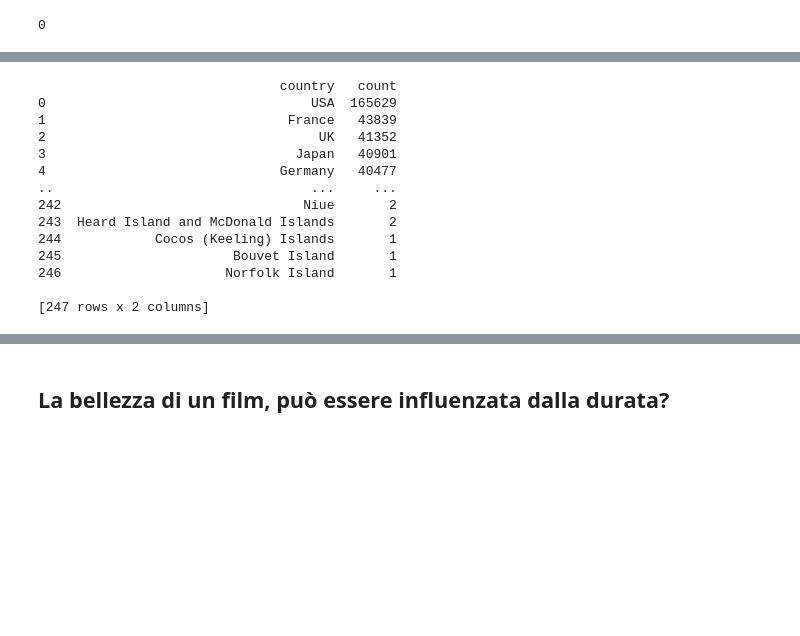
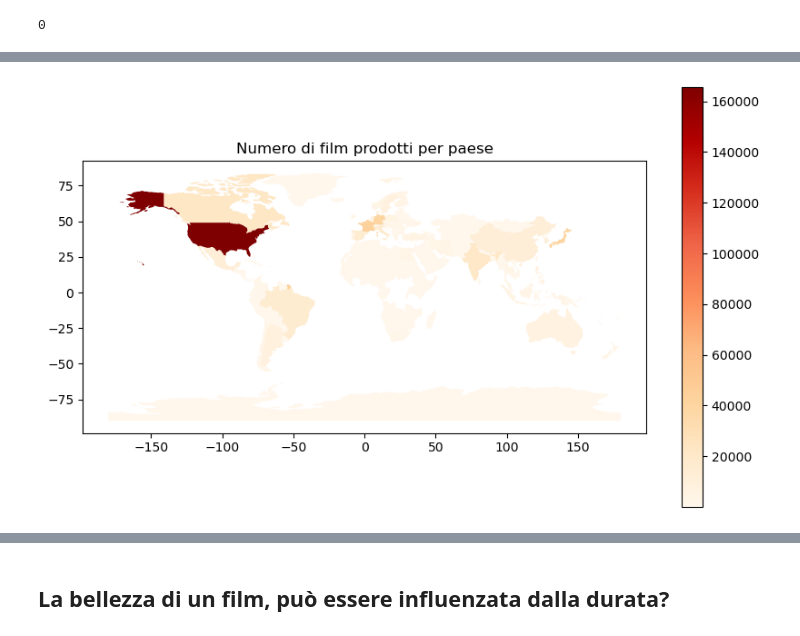
Before and after one commit to RasoFederico/ProgettoIUM-TWEB, a Jupyter notebook: Progetto_IUM/ProgettoIUM.ipynb, the cells around one changed output, grey strips where cells are left out. Cells and saved outputs as stored; diff of their text form; code cells hidden in the pictures; blank space fills up the shorter version.

Commit message:
creata la mappa del mondo provvisoria per la rappresentazione dei paesi che hanno dato i natali a più film

```diff
--- a/Progetto_IUM/ProgettoIUM.ipynb
+++ b/Progetto_IUM/ProgettoIUM.ipynb
@@ -115,18 +142,14 @@ print(movies_per_year_df.duplicated().sum())
 # %%
 country_count = movies_per_year_df['country'].value_counts().reset_index()
-print(country_count)
+country_count.columns = ['country','film_count']
+
+world = gpd.read_file("./Geographical_data/ne_110m_admin_0_countries.shp")
+#print(world['NAME'].unique())
+country_count['country']= country_count['country'].replace('USA', 'United States of America')
+merged = world.merge(country_count, left_on='NAME', right_on='country', how='left')
+fig, ax = plt.subplots(1, 1, figsize=(10, 6))
+merged.plot(column='film_count', cmap='OrRd', legend=True, ax=ax)
+ax.set_title('Numero di film prodotti per paese')
+plt.show()
 # %% [output]
-                               country   count
-0                                  USA  165629
-1                               France   43839
-2                                   UK   41352
-3                                Japan   40901
-4                              Germany   40477
-..                                 ...     ...
-242                               Niue       2
-243  Heard Island and McDonald Islands       2
-244            Cocos (Keeling) Islands       1
-245                      Bouvet Island       1
-246                     Norfolk Island       1
-
-[247 rows x 2 columns]
+[figure, added]
```
Also changed, not shown: parts of 4 cells of this notebook.
